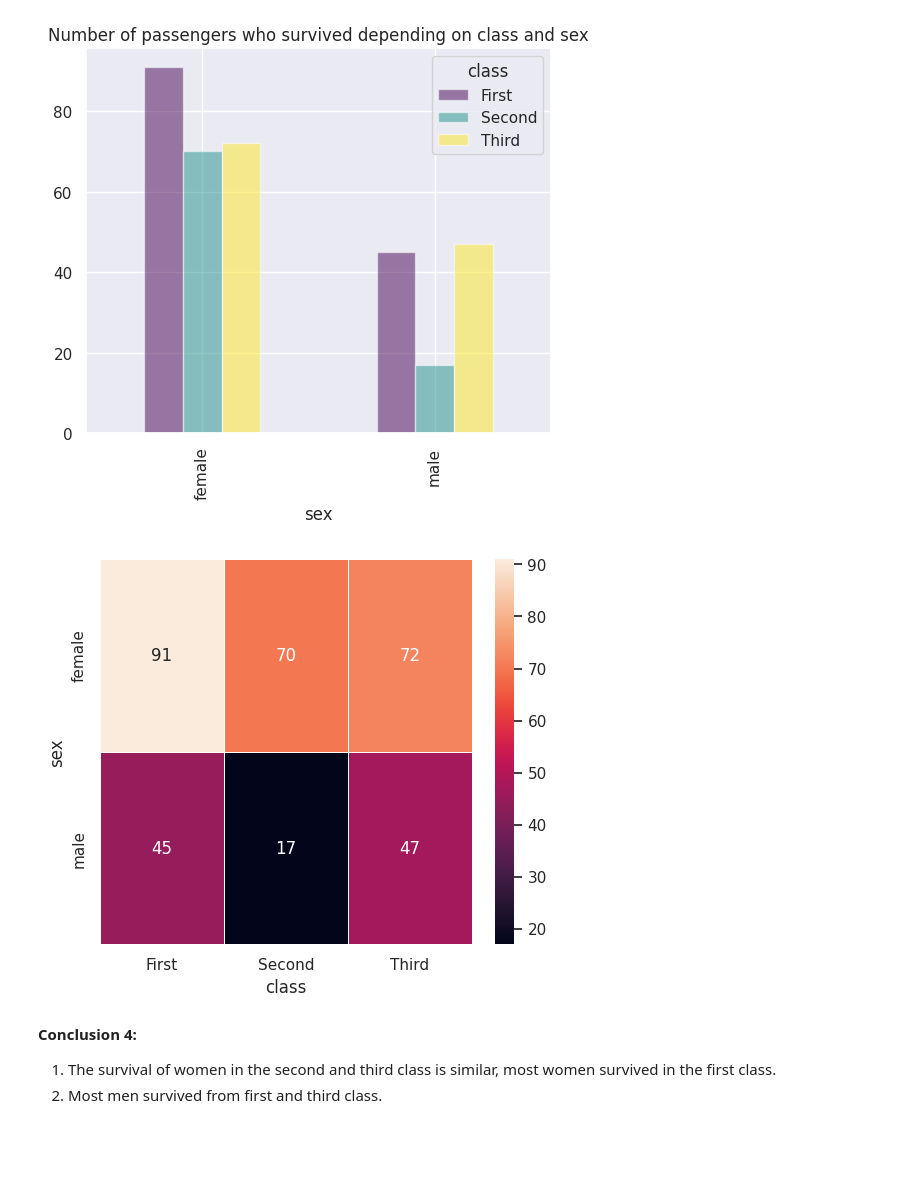
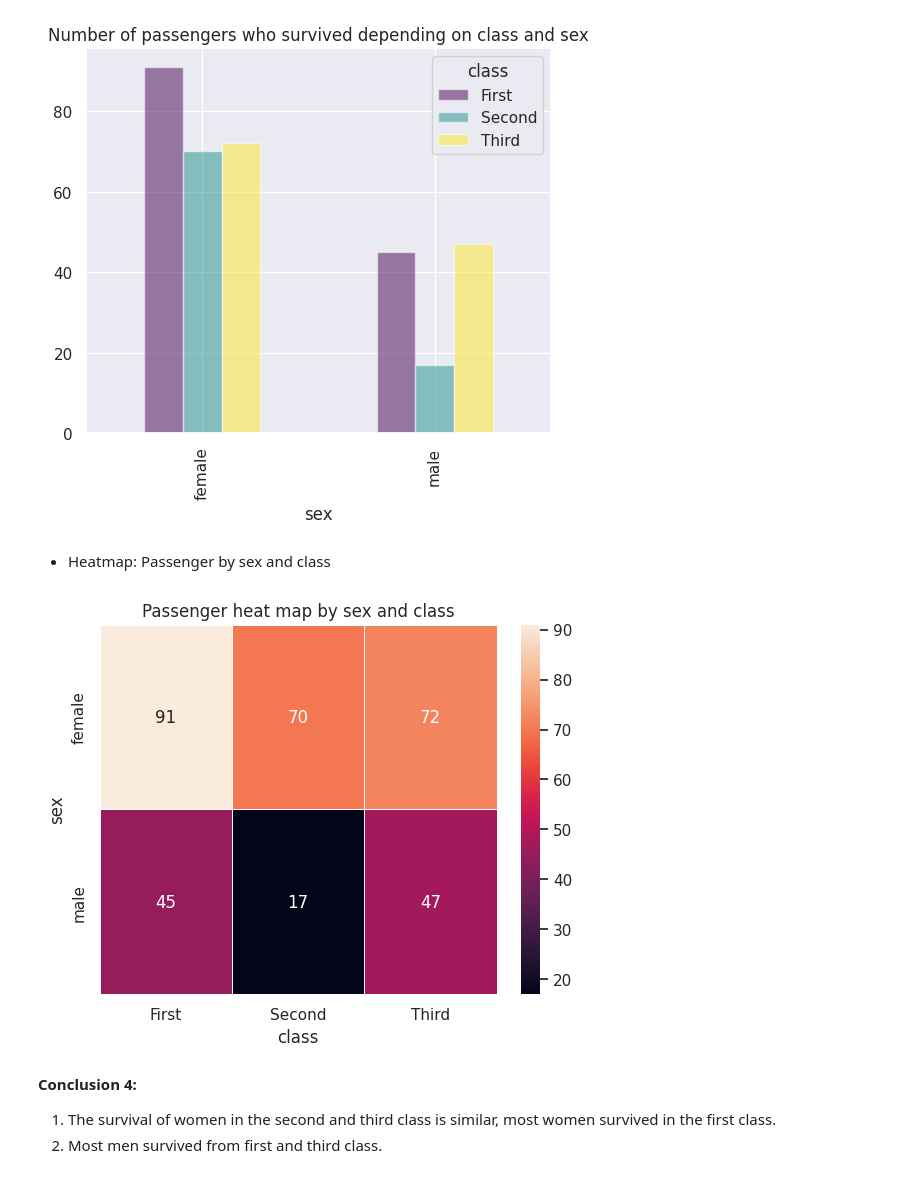
Before and after one commit to IzaLech/MyProjects, a Jupyter notebook: Data_Analysis_Pandas+Seaborn_Titanic.ipynb, the cells around one changed output. Drawn from its saved outputs; the diff is of its cells as text; code cells hidden in the pictures; blank space fills up the shorter version.

```diff
--- a/Data_Analysis_Pandas+Seaborn_Titanic.ipynb
+++ b/Data_Analysis_Pandas+Seaborn_Titanic.ipynb
@@ -288,11 +296,15 @@ plt.title('Number of passengers who survived depending on class and sex')
 plt.show()
 # %% [output]
 [figure]
+# %% [markdown]
+
+*   Heatmap: Passenger by sex and class
 # %%
 sns.heatmap(titanic_survived.pivot_table(values='survived' , index='sex' , columns='class' , aggfunc='count'), annot=True, linewidth=.7)
+plt.title('Passenger heat map by sex and class')
 plt.show()
 # %% [output]
-[figure, old version]
+[figure, new version]
 # %% [markdown]
 **Conclusion 4:**
 
```
Also changed, not shown: parts of 23 cells of this notebook.
